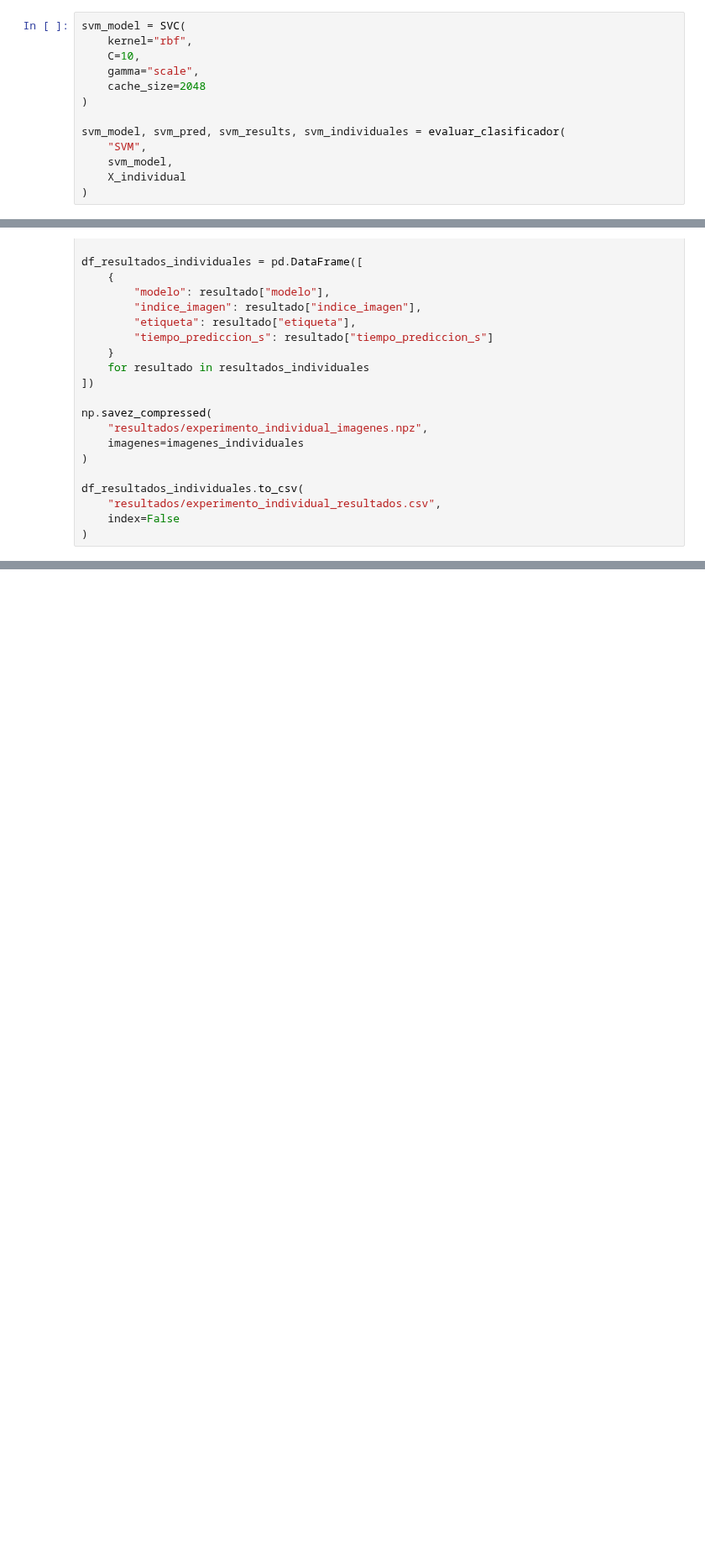
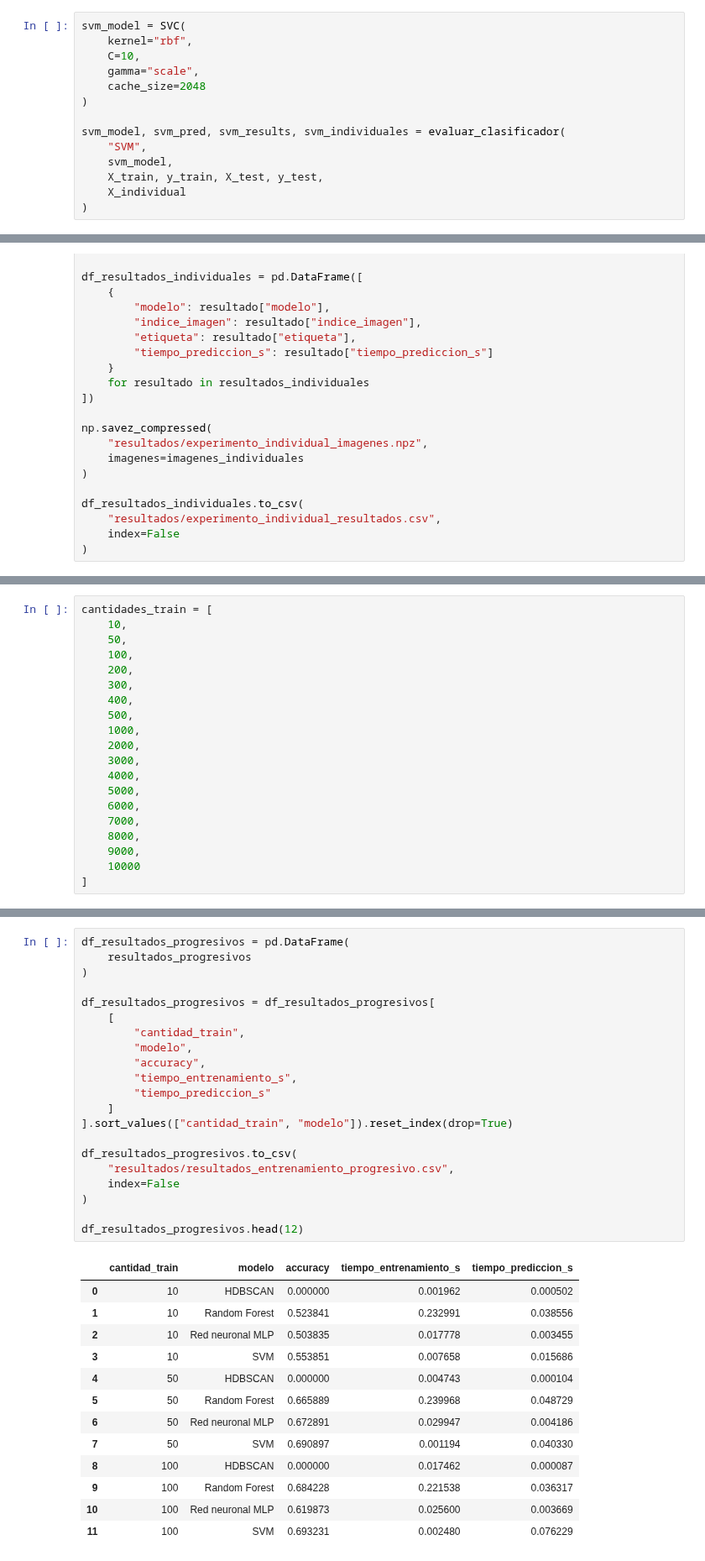
Before and after one commit to josegdotcom/Proyecto-infovis, a Jupyter notebook: data/prueba-1.ipynb, the cells around one changed output, grey strips where cells are left out. Shown at 84% size. Saved outputs shown, nothing was run; the diff lists cells and outputs as text; blank space fills up the shorter version.

```diff
--- a/data/prueba-1.ipynb
+++ b/data/prueba-1.ipynb
@@ -316,6 +315,7 @@ svm_model = SVC(
 svm_model, svm_pred, svm_results, svm_individuales = evaluar_clasificador(
     "SVM",
     svm_model,
+    X_train, y_train, X_test, y_test,
     X_individual
 )
 # %%
@@ -415,0 +422,20 @@ df_resultados_individuales.to_csv(
+# %%
+cantidades_train = [
+    10,
+    50,
+    100,
+    200,
+    300,
+    400,
+    500,
+    1000,
+    2000,
+    3000,
+    4000,
+    5000,
+    6000,
+    7000,
+    8000,
+    9000,
+    10000
+]
@@ -415,0 +602,35 @@ df_resultados_individuales.to_csv(
+# %%
+df_resultados_progresivos = pd.DataFrame(
+    resultados_progresivos
+)
+
+df_resultados_progresivos = df_resultados_progresivos[
+    [
+        "cantidad_train",
+        "modelo",
+        "accuracy",
+        "tiempo_entrenamiento_s",
+        "tiempo_prediccion_s"
+    ]
+].sort_values(["cantidad_train", "modelo"]).reset_index(drop=True)
+
+df_resultados_progresivos.to_csv(
+    "resultados/resultados_entrenamiento_progresivo.csv",
+    index=False
+)
+
+df_resultados_progresivos.head(12)
+# %% [output]
+|  | cantidad_train | modelo | accuracy | tiempo_entrenamiento_s | tiempo_prediccion_s |
+| 0 | 10 | HDBSCAN | 0.000000 | 0.001962 | 0.000502 |
+| 1 | 10 | Random Forest | 0.523841 | 0.232991 | 0.038556 |
+| 2 | 10 | Red neuronal MLP | 0.503835 | 0.017778 | 0.003455 |
+| 3 | 10 | SVM | 0.553851 | 0.007658 | 0.015686 |
+| 4 | 50 | HDBSCAN | 0.000000 | 0.004743 | 0.000104 |
+| 5 | 50 | Random Forest | 0.665889 | 0.239968 | 0.048729 |
+| 6 | 50 | Red neuronal MLP | 0.672891 | 0.029947 | 0.004186 |
+| 7 | 50 | SVM | 0.690897 | 0.001194 | 0.040330 |
+| 8 | 100 | HDBSCAN | 0.000000 | 0.017462 | 0.000087 |
+| 9 | 100 | Random Forest | 0.684228 | 0.221538 | 0.036317 |
+| 10 | 100 | Red neuronal MLP | 0.619873 | 0.025600 | 0.003669 |
+| 11 | 100 | SVM | 0.693231 | 0.002480 | 0.076229 |
```
Also changed, not shown: parts of 10 cells of this notebook, 1 other file.
